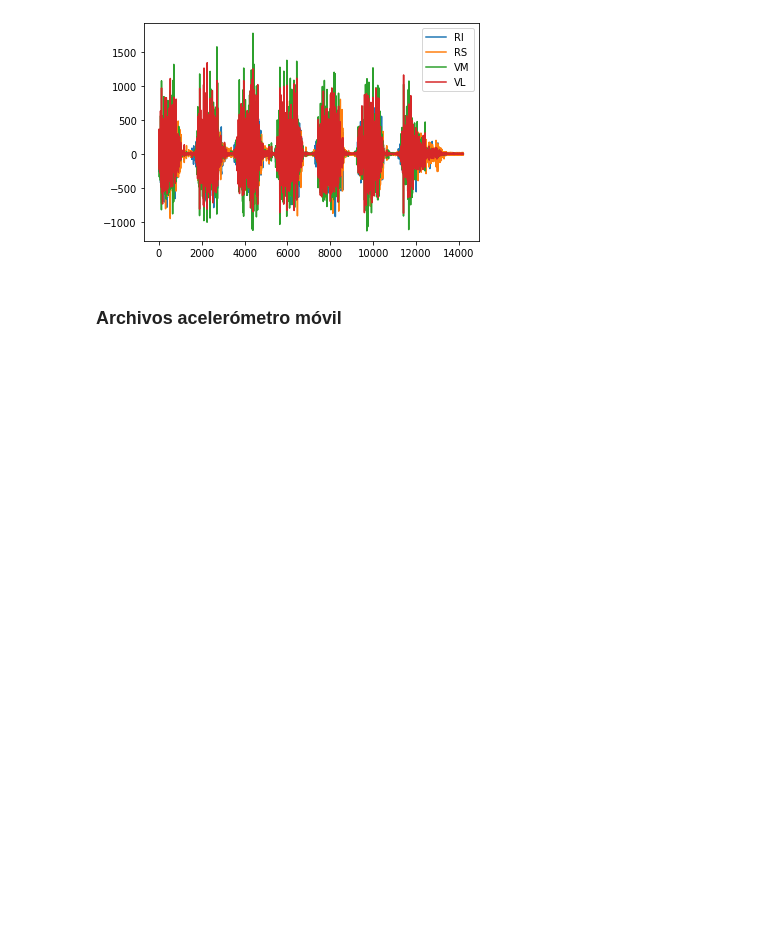
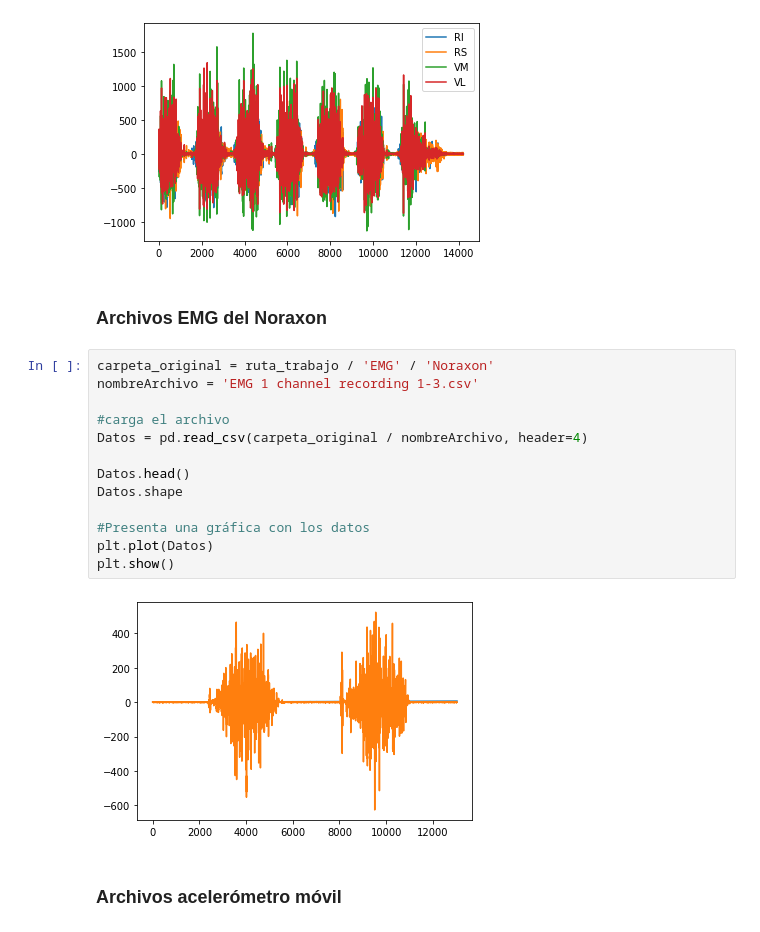
Before and after one commit to joselvira/BiomecanicaPython, a Jupyter notebook: Notebooks/Lectura_escritura_archivos_carpetas.ipynb, the cells around one changed output. Cells and saved outputs as stored; diff of their text form; blank space fills up the shorter version.

```diff
--- a/Notebooks/Lectura_escritura_archivos_carpetas.ipynb
+++ b/Notebooks/Lectura_escritura_archivos_carpetas.ipynb
@@ -303,6 +304,23 @@ Datos.plot()
 (14210, 4)
 <matplotlib.axes._subplots.AxesSubplot at 0x...>
 [figure]
+# %% [markdown]
+### Archivos EMG del Noraxon
+# %%
+carpeta_original = ruta_trabajo / 'EMG' / 'Noraxon'
+nombreArchivo = 'EMG 1 channel recording 1-3.csv'
+
+#carga el archivo
+Datos = pd.read_csv(carpeta_original / nombreArchivo, header=4)
+
+Datos.head()
+Datos.shape
+
+#Presenta una gráfica con los datos
+plt.plot(Datos)
+plt.show()
+# %% [output]
+[figure, added]
 # %% [markdown]
 ###  Archivos acelerómetro móvil
 # %% [markdown]
```
Also changed, not shown: parts of 1 cell of this notebook.
